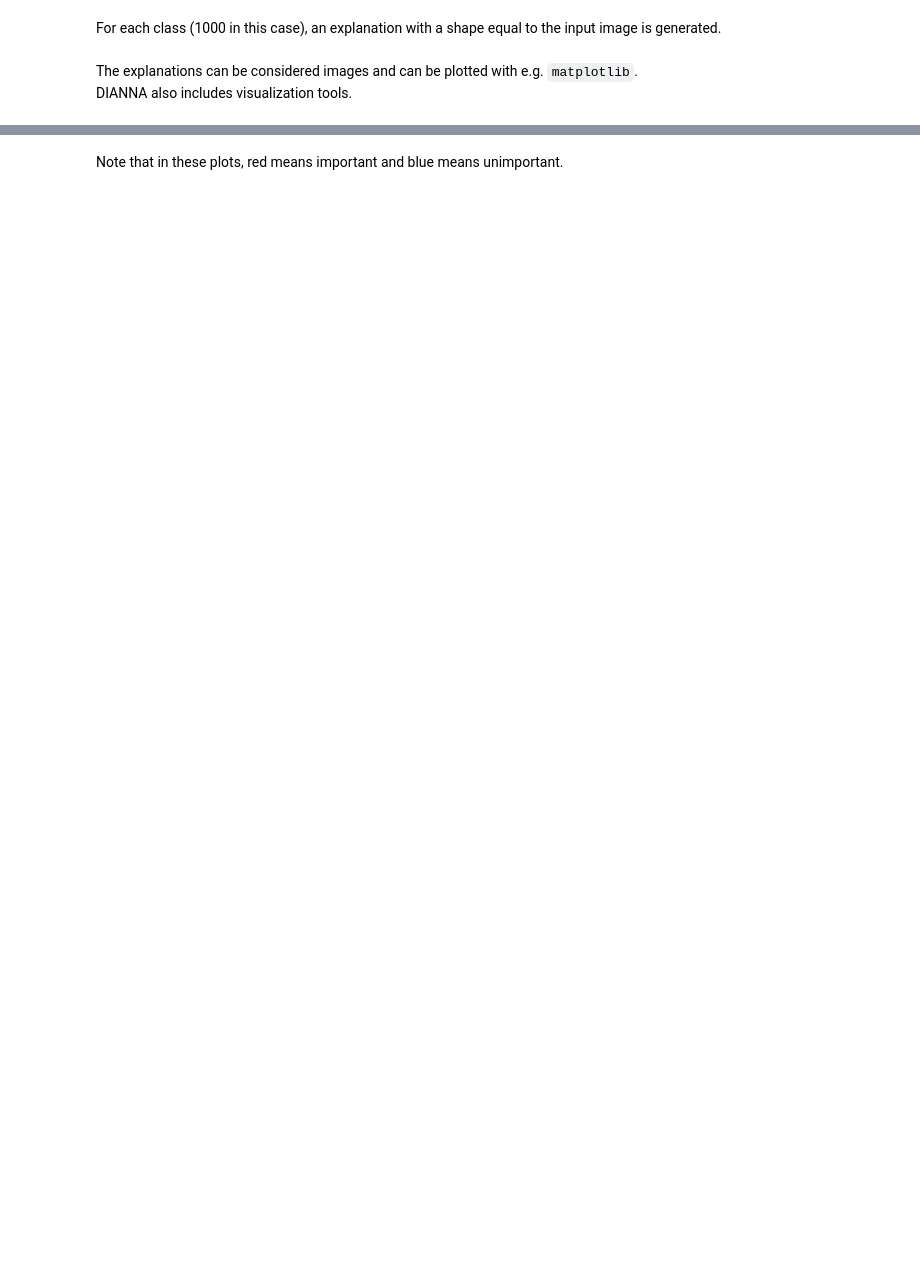
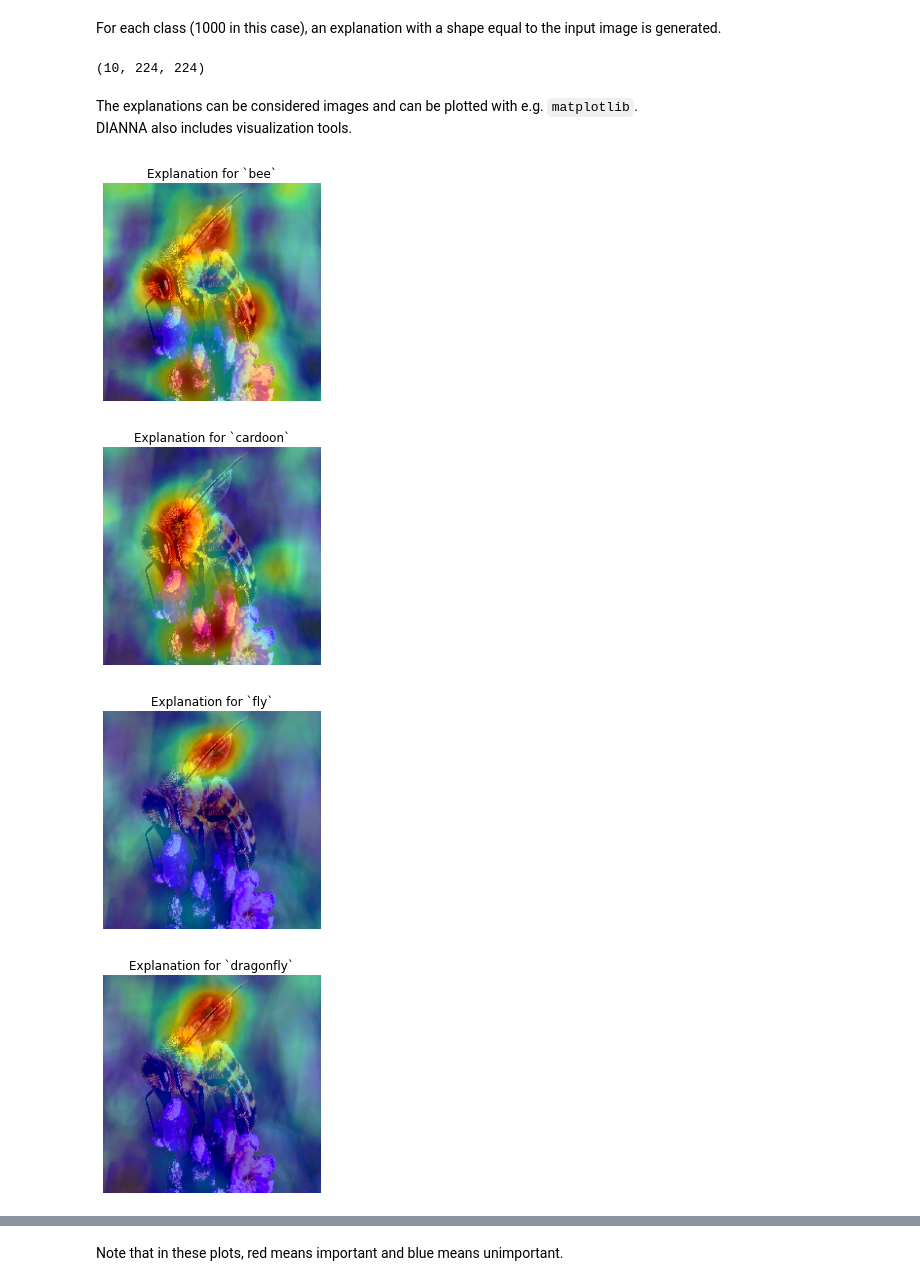
Before and after one commit to loostrum/dianna_demo, a Jupyter notebook: dianna-demo-imagenet.ipynb, the cells around one changed output, grey strips where cells are left out. Drawn from its saved outputs; the diff is of its cells as text; code cells hidden in the pictures; blank space fills up the shorter version.

Commit message:
Make imagenet compatible with current DIANNA: remove batch axis, add labels and axis labels

```diff
--- a/dianna-demo-imagenet.ipynb
+++ b/dianna-demo-imagenet.ipynb
@@ -45,7 +48,6 @@ model = Model()
 def load_img(path):
     img = image.load_img(path, target_size=model.input_size)
     x = image.img_to_array(img)
-    x = np.expand_dims(x, axis=0)
     x = preprocess_input(x)
     return img, x
 # %%
@@ -60,3 +65,3 @@ plt.axis('off')
 # %%
-sorted_classes = np.argsort(model.model.predict([scaled_img]))[0][::-1]
+sorted_classes = np.argsort(model.model.predict(np.expand_dims(scaled_img, 0)))[0][::-1]
 print('\n'.join(['{:4} {}'.format(c, class_name(c)) for c in sorted_classes[:10]]))
@@ -65,4 +82,7 @@ print('\n'.join(['{:4} {}'.format(c, class_name(c)) for c in sorted_classes[:10]
 # %%
 import dianna
 # %%
-heatmaps = dianna.explain_image(model.run_on_batch, scaled_img, method='RISE')
+axis_labels = {-1: 'channels'}
+labels = sorted_classes[:10]  # get an explanation for the top 10 labels
+heatmaps = dianna.explain_image(model.run_on_batch, scaled_img, method='RISE',
+                                axis_labels=axis_labels, labels=labels)
@@ -70,13 +120,20 @@ heatmaps = dianna.explain_image(model.run_on_batch, scaled_img, method='RISE')
 For each class (1000 in this case), an explanation with a shape equal to the input image is generated.
 # %%
 print(heatmaps.shape)
+# %% [output]
+(10, 224, 224)
 # %% [markdown]
 The explanations can be considered images and can be plotted with e.g. `matplotlib`.
 DIANNA also includes visualization tools.
 # %%
 from dianna.visualization import plot_image
 # %%
-for current_class_id in sorted_classes[:5]:
-    plot_image(heatmaps[current_class_id], original_data=image.img_to_array(img)/255., heatmap_cmap='jet', show_plot=False)
+for idx, current_class_id in enumerate(sorted_classes[:5]):
+    plot_image(heatmaps[idx], original_data=image.img_to_array(img)/255., heatmap_cmap='jet', show_plot=False)
     plt.title(f'Explanation for `{class_name(current_class_id)}`')
     plt.axis('off')
+# %% [output]
+[figure, added]
+[figure, added]
+[figure, added]
+[figure, added]
```
Also changed, not shown: parts of 6 cells of this notebook.
